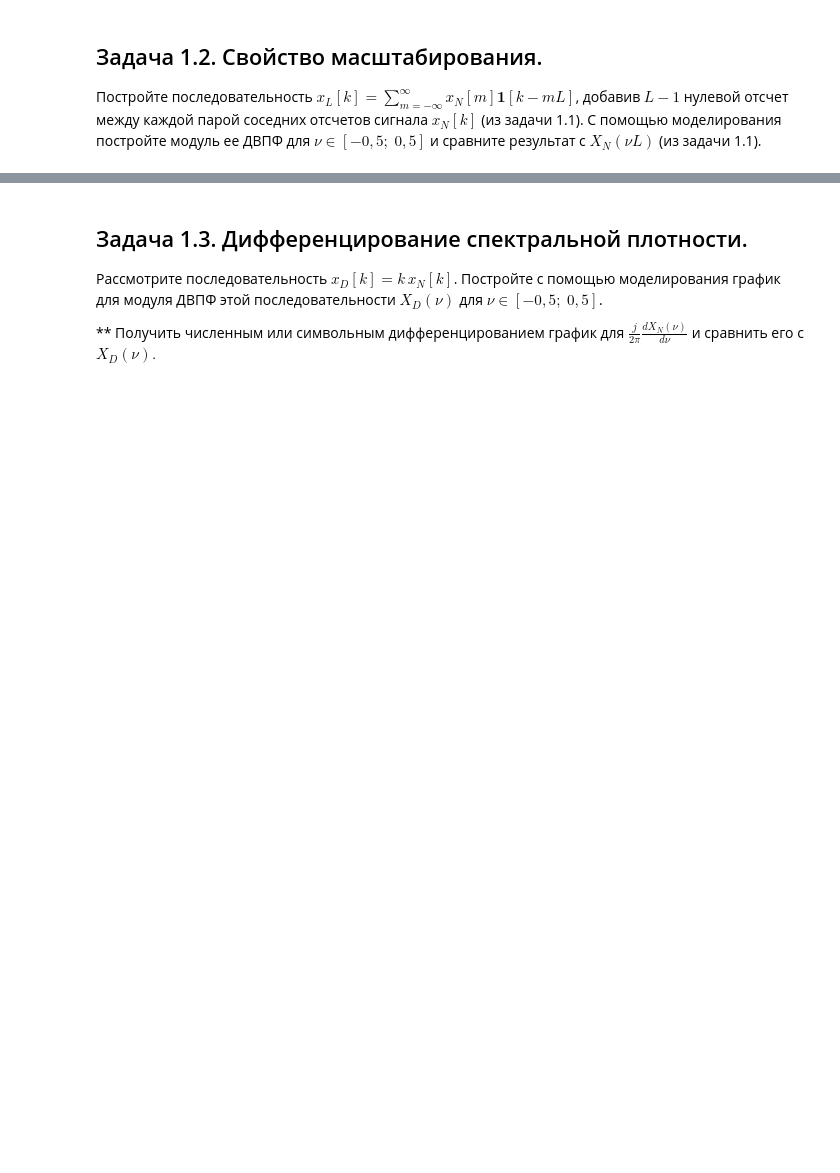
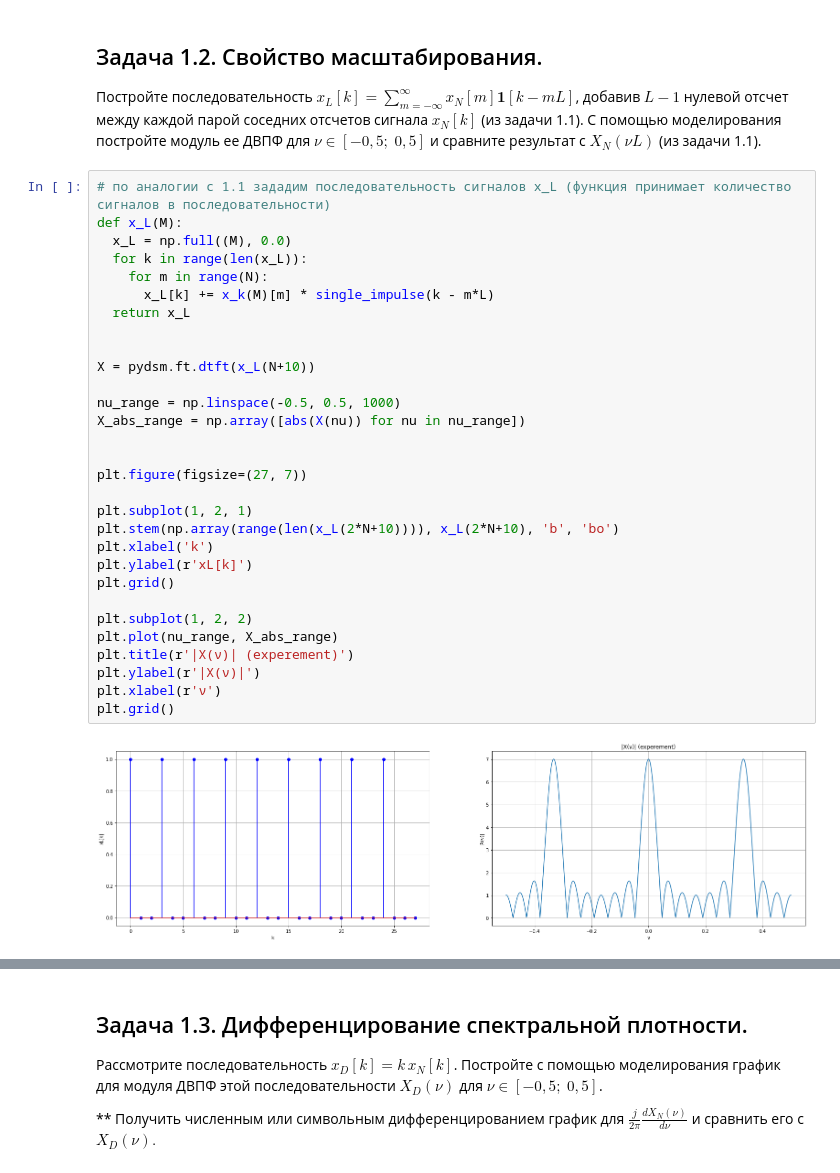
Before and after one commit to crazyguevaraa/RPhys, a Jupyter notebook: Lab2_task.ipynb, the cells around one changed output, grey strips where cells are left out. Cells and saved outputs as stored; diff of their text form; blank space fills up the shorter version.

```diff
--- a/Lab2_task.ipynb
+++ b/Lab2_task.ipynb
@@ -33,3 +132,35 @@ $\int_{-0,5{{f}_{\text{д}}}}^{0,5{{f}_{\text{д}}}}{|}X(f){{|}^{2}}df=\frac{1}{
 ## Задача 1.2.  Свойство масштабирования.
 
 Постройте последовательность ${{x}_{L}}[k]=\sum\limits_{m=-\infty }^{\infty }{{{x}_{N}}}[m]\mathbf{1}[k-mL]$, добавив $L-1$ нулевой отсчет между каждой парой соседних отсчетов сигнала ${{x}_{N}}[k]$ (из задачи 1.1). С помощью моделирования постройте модуль ее ДВПФ для $\nu \in [-0,5; \;0,5]$ и сравните результат с ${{X}_{N}}(\nu L)$ (из задачи 1.1).
+# %%
+# по аналогии с 1.1 зададим последовательность сигналов x_L (функция принимает количество сигналов в последовательности)
+def x_L(M):
+  x_L = np.full((M), 0.0)
+  for k in range(len(x_L)):
+    for m in range(N):
+      x_L[k] += x_k(M)[m] * single_impulse(k - m*L)
+  return x_L
+
+
+X = pydsm.ft.dtft(x_L(N+10))
+
+nu_range = np.linspace(-0.5, 0.5, 1000)
+X_abs_range = np.array([abs(X(nu)) for nu in nu_range])
+
+
+plt.figure(figsize=(27, 7))
+
+plt.subplot(1, 2, 1)
+plt.stem(np.array(range(len(x_L(2*N+10)))), x_L(2*N+10), 'b', 'bo')
+plt.xlabel('k')
+plt.ylabel(r'xL[k]')
+plt.grid()
+
+plt.subplot(1, 2, 2)
+plt.plot(nu_range, X_abs_range)
+plt.title(r'|X(ν)| (experement)')
+plt.ylabel(r'|X(ν)|')
+plt.xlabel(r'ν')
+plt.grid()
+# %% [output]
+[figure, added]
```
Also changed, not shown: parts of 28 cells of this notebook.
